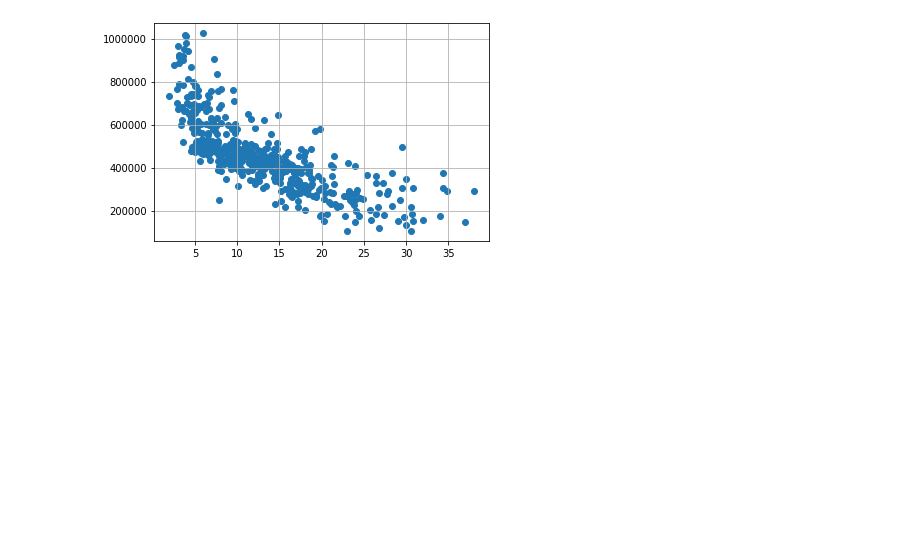
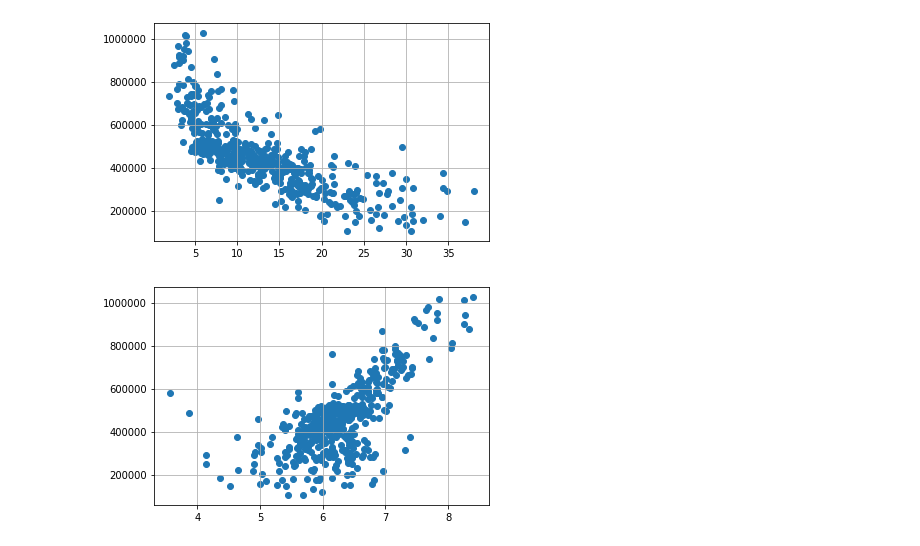
Before and after one commit to oscarm524/SageMaker_Studio_Examples, a Jupyter notebook: Regression/Regression_Example.ipynb, the cells around one changed output. Cells and saved outputs as stored; diff of their text form; code cells hidden in the pictures; blank space fills up the shorter version.

Commit message:
Adding final plot

```diff
--- a/Regression/Regression_Example.ipynb
+++ b/Regression/Regression_Example.ipynb
@@ -39,3 +39,9 @@ plt.grid()
 plt.show()
 # %% [output]
 [figure]
+# %%
+plt.scatter('RM', 'MEDV', data = housing)
+plt.grid()
+plt.show()
+# %% [output]
+[figure, added]
```
